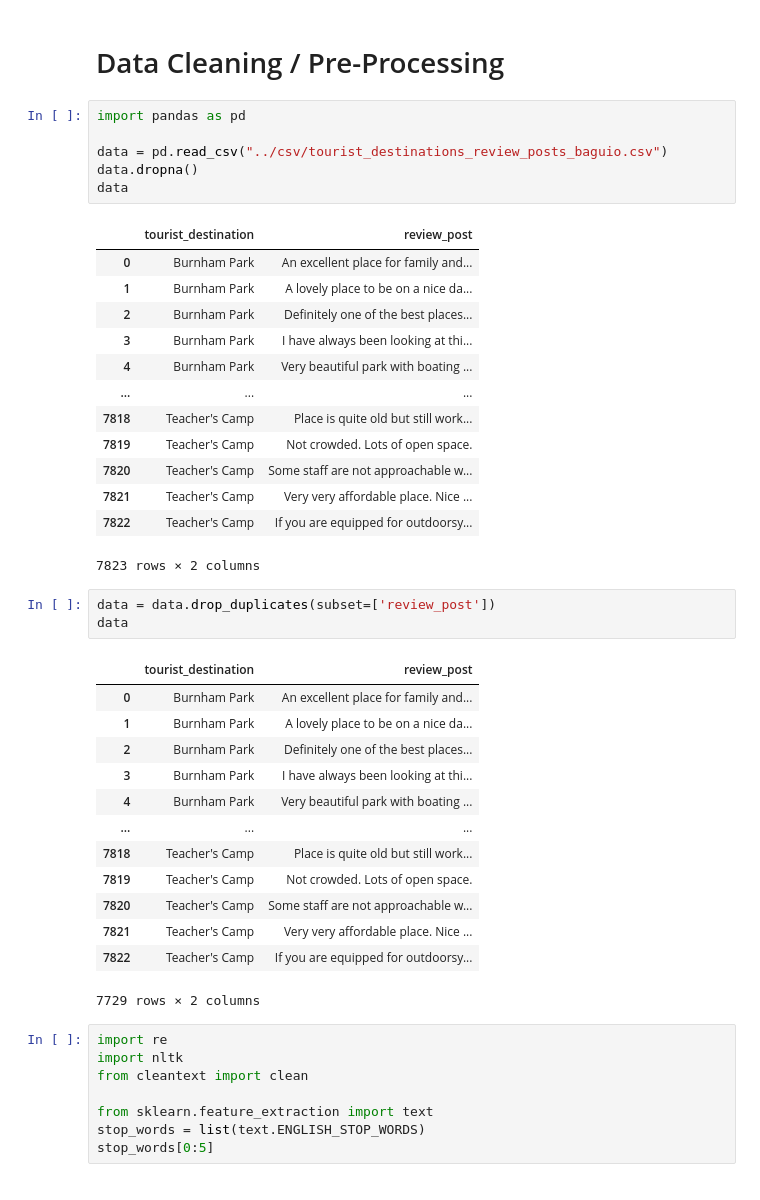
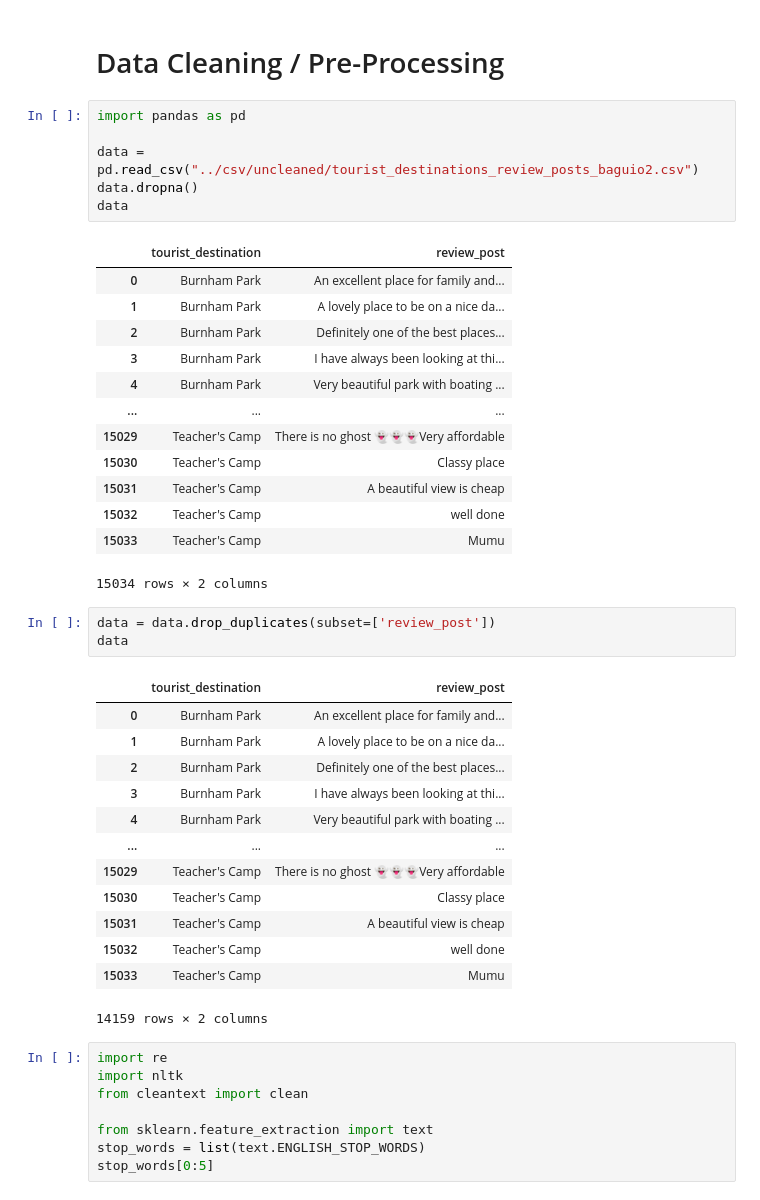
Before and after one commit to CS-HELL/PH-TouristSpots-Analysis, a Jupyter notebook: data-cleaning/data-preprocessing.ipynb, the cells around one changed output. Drawn from its saved outputs; the diff is of its cells as text.

```diff
--- a/data-cleaning/data-preprocessing.ipynb
+++ b/data-cleaning/data-preprocessing.ipynb
@@ -3,23 +3,23 @@
 # %%
 import pandas as pd
 
-data = pd.read_csv("../csv/tourist_destinations_review_posts_baguio.csv")
+data = pd.read_csv("../csv/uncleaned/tourist_destinations_review_posts_baguio2.csv")
 data.dropna()
 data
 # %% [output]
 |  | tourist_destination | review_post |
 | 0 | Burnham Park | An excellent place for family and... |
 | 1 | Burnham Park | A lovely place to be on a nice da... |
 | 2 | Burnham Park | Definitely one of the best places... |
 | 3 | Burnham Park | I have always been looking at thi... |
 | 4 | Burnham Park | Very beautiful park with boating ... |
 | ... | ... | ... |
-| 7818 | Teacher's Camp | Place is quite old but still work... |
-| 7819 | Teacher's Camp | Not crowded. Lots of open space. |
-| 7820 | Teacher's Camp | Some staff are not approachable w... |
-| 7821 | Teacher's Camp | Very very affordable place. Nice ... |
-| 7822 | Teacher's Camp | If you are equipped for outdoorsy... |
+| 15029 | Teacher's Camp | There is no ghost 👻👻👻Very affordable |
+| 15030 | Teacher's Camp | Classy place |
+| 15031 | Teacher's Camp | A beautiful view is cheap |
+| 15032 | Teacher's Camp | well done |
+| 15033 | Teacher's Camp | Mumu |
-7823 rows × 2 columns
+15034 rows × 2 columns
 # %%
 data = data.drop_duplicates(subset=['review_post'])
 data
@@ -31,12 +31,12 @@ data
 | 3 | Burnham Park | I have always been looking at thi... |
 | 4 | Burnham Park | Very beautiful park with boating ... |
 | ... | ... | ... |
-| 7818 | Teacher's Camp | Place is quite old but still work... |
-| 7819 | Teacher's Camp | Not crowded. Lots of open space. |
-| 7820 | Teacher's Camp | Some staff are not approachable w... |
-| 7821 | Teacher's Camp | Very very affordable place. Nice ... |
-| 7822 | Teacher's Camp | If you are equipped for outdoorsy... |
+| 15029 | Teacher's Camp | There is no ghost 👻👻👻Very affordable |
+| 15030 | Teacher's Camp | Classy place |
+| 15031 | Teacher's Camp | A beautiful view is cheap |
+| 15032 | Teacher's Camp | well done |
+| 15033 | Teacher's Camp | Mumu |
-7729 rows × 2 columns
+14159 rows × 2 columns
 # %%
 import re
 import nltk
```
Also changed, not shown: parts of 5 cells of this notebook, 5 other files.
